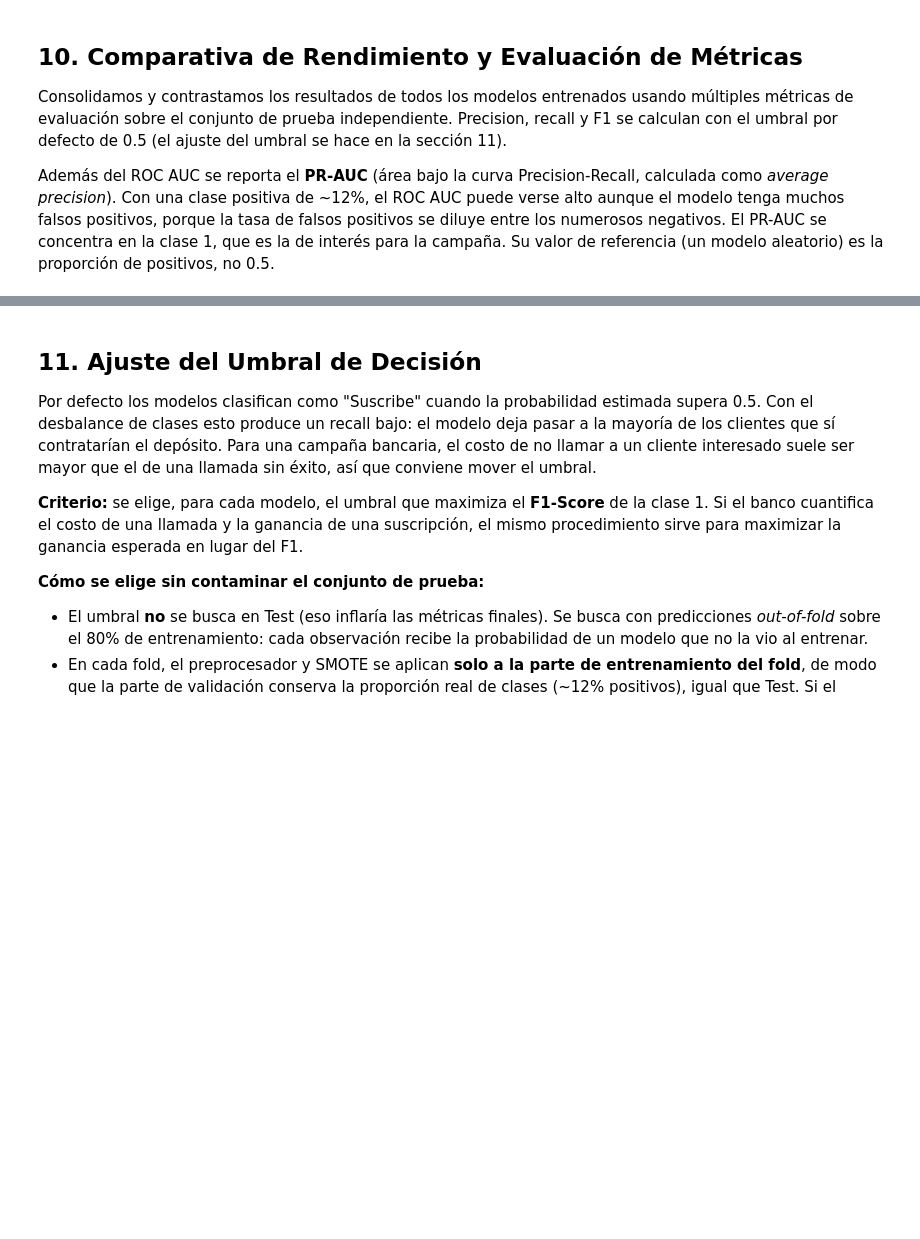
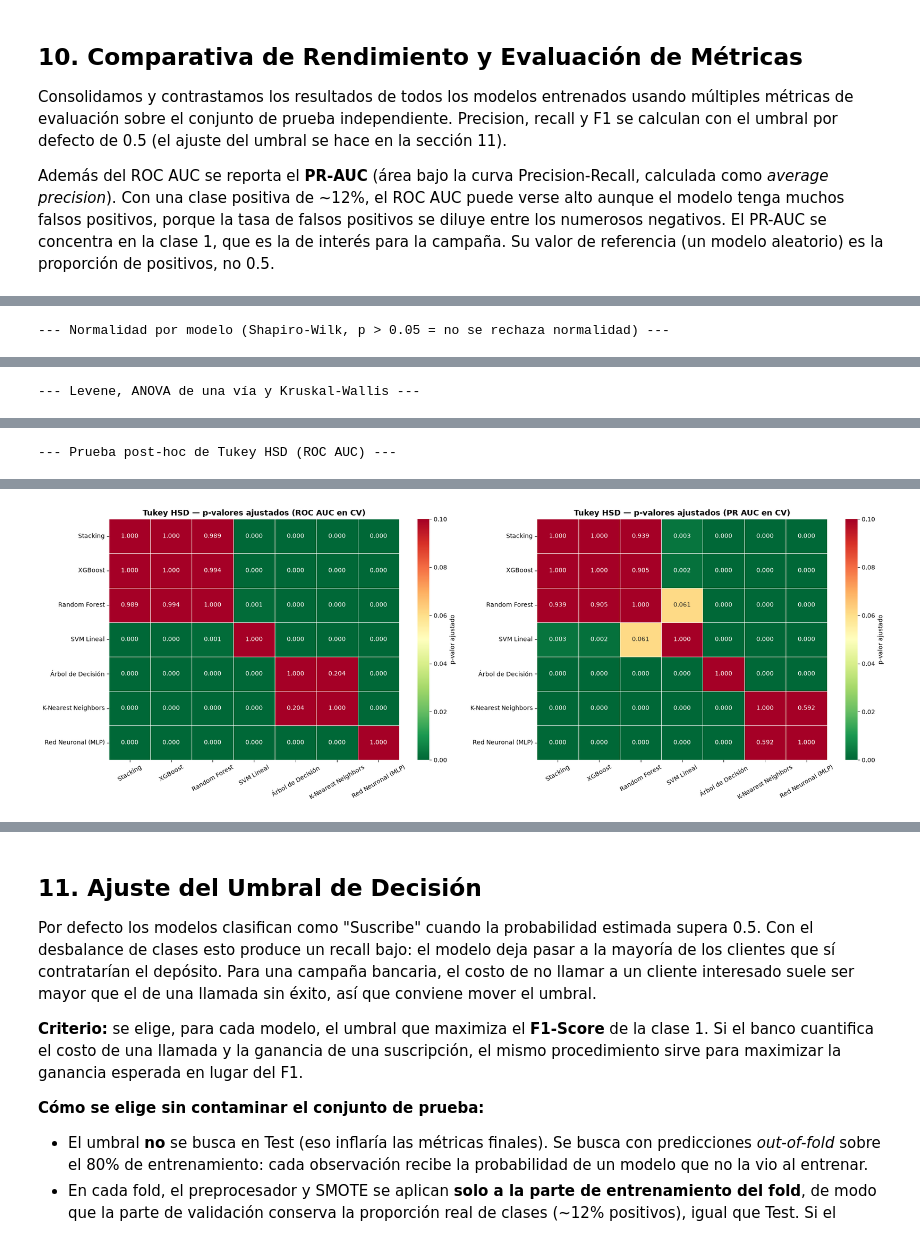
Before and after one commit to MariArbe/proyecto-final-mineria-datos-banco, a Jupyter notebook: 02_Modelado_Evaluacion_Bank_Marketing.ipynb, the cells around one changed output, grey strips where cells are left out. Cells and saved outputs as stored; diff of their text form; code cells hidden in the pictures; blank space fills up the shorter version.

```diff
--- a/02_Modelado_Evaluacion_Bank_Marketing.ipynb
+++ b/02_Modelado_Evaluacion_Bank_Marketing.ipynb
@@ -774,0 +1031,76 @@ La elección combina tres criterios: el ANOVA + Tukey sobre el ROC AUC de la val
+# %%
+ALFA = 0.05
+METRICAS_ANOVA = {"roc_auc": "ROC AUC", "pr_auc": "PR AUC"}
+
+# 1. Resultados de la CV en formato largo: una fila por modelo y fold
+df_folds = pd.DataFrame([
+    {"Modelo": modelo, "Fold": fold, "roc_auc": auc, "pr_auc": ap}
+    for modelo, resultados in resultados_cv_completos.items()
+    for fold, (auc, ap) in enumerate(zip(resultados["test_roc_auc"], resultados["test_pr_auc"]), start=1)
+])
+
+folds_por_modelo = df_folds.groupby("Modelo").size()
+if (folds_por_modelo != cv_strategy.get_n_splits()).any():
+    raise ValueError(f"Todos los modelos deben tener {cv_strategy.get_n_splits()} resultados de validación cruzada.")
+if not np.isfinite(df_folds[list(METRICAS_ANOVA)].to_numpy()).all():
+    raise ValueError("Los resultados de validación cruzada contienen valores NaN o infinitos.")
+
+# 2. Supuestos: normalidad por modelo (Shapiro-Wilk) y homogeneidad de varianzas (Levene)
+normalidad = pd.DataFrame({
+    f"Shapiro p ({nombre})": df_folds.groupby("Modelo")[metrica].apply(lambda v: stats.shapiro(v).pvalue)
+    for metrica, nombre in METRICAS_ANOVA.items()
+})
+print("--- Normalidad por modelo (Shapiro-Wilk, p > 0.05 = no se rechaza normalidad) ---")
+display(normalidad.round(4))
+
+# 3. Levene, ANOVA de una vía y Kruskal-Wallis para cada métrica
+pruebas = []
+for metrica, nombre in METRICAS_ANOVA.items():
+    grupos = [valores.to_numpy() for _, valores in df_folds.groupby("Modelo")[metrica]]
+    f_stat, p_anova = stats.f_oneway(*grupos)
+    pruebas.append({
+        "Métrica": nombre,
+        "Levene p": stats.levene(*grupos).pvalue,
+        "ANOVA F": f_stat,
+        "ANOVA p": p_anova,
+        "Kruskal-Wallis p": stats.kruskal(*grupos).pvalue,
+        "Diferencia significativa": p_anova < ALFA
+    })
+df_pruebas = pd.DataFrame(pruebas).set_index("Métrica")
+print("--- Levene, ANOVA de una vía y Kruskal-Wallis ---")
+display(df_pruebas.style.format({"Levene p": "{:.4f}", "ANOVA F": "{:.2f}", "ANOVA p": "{:.3e}", "Kruskal-Wallis p": "{:.3e}"}))
+
+# 4. Tukey HSD para cada métrica
+tukey_resultados = {}
+tablas_tukey = {}
+for metrica, nombre in METRICAS_ANOVA.items():
+    tukey_resultados[metrica] = pairwise_tukeyhsd(endog=df_folds[metrica], groups=df_folds["Modelo"], alpha=ALFA)
+    resumen = tukey_resultados[metrica].summary().data
+    tablas_tukey[metrica] = pd.DataFrame(resumen[1:], columns=resumen[0])
+
+print("--- Prueba post-hoc de Tukey HSD (ROC AUC) ---")
+display(tablas_tukey["roc_auc"])
+
+
+def matriz_p_tukey(tabla):
+    """Matriz simétrica de p-valores ajustados de Tukey (1 en la diagonal)."""
+    nombres = sorted(set(tabla["group1"]) | set(tabla["group2"]))
+    matriz = pd.DataFrame(1.0, index=nombres, columns=nombres)
+    for _, fila in tabla.iterrows():
+        matriz.loc[fila["group1"], fila["group2"]] = matriz.loc[fila["group2"], fila["group1"]] = fila["p-adj"]
+    return matriz
+
+
+# 5. Mapa de p-valores ajustados: celdas verdes (p < 0.05) = diferencia significativa; rojas = sin diferencia significativa
+orden_modelos = df_folds.groupby("Modelo")["roc_auc"].mean().sort_values(ascending=False).index
+fig, axes = plt.subplots(1, 2, figsize=(20, 7))
+for ax, (metrica, nombre) in zip(axes, METRICAS_ANOVA.items()):
+    matriz = matriz_p_tukey(tablas_tukey[metrica]).loc[orden_modelos, orden_modelos]
+    sns.heatmap(matriz, annot=True, fmt=".3f", cmap="RdYlGn_r", vmin=0, vmax=0.1, linewidths=0.5,
+                cbar_kws={"label": "p-valor ajustado"}, ax=ax)
+    ax.set_title(f"Tukey HSD — p-valores ajustados ({nombre} en CV)", fontsize=13, fontweight="bold")
+    ax.tick_params(axis="x", rotation=30)
+plt.tight_layout()
+plt.show()
+# %% [output]
+--- Normalidad por modelo (Shapiro-Wilk, p > 0.05 = no se rechaza normalidad) ---
@@ -774,0 +1116 @@ La elección combina tres criterios: el ANOVA + Tukey sobre el ROC AUC de la val
+--- Levene, ANOVA de una vía y Kruskal-Wallis ---
@@ -774,0 +1121 @@ La elección combina tres criterios: el ANOVA + Tukey sobre el ROC AUC de la val
+--- Prueba post-hoc de Tukey HSD (ROC AUC) ---
@@ -774,0 +1139 @@ La elección combina tres criterios: el ANOVA + Tukey sobre el ROC AUC de la val
+[figure, added]
```
Also changed, not shown: parts of 31 cells of this notebook.
